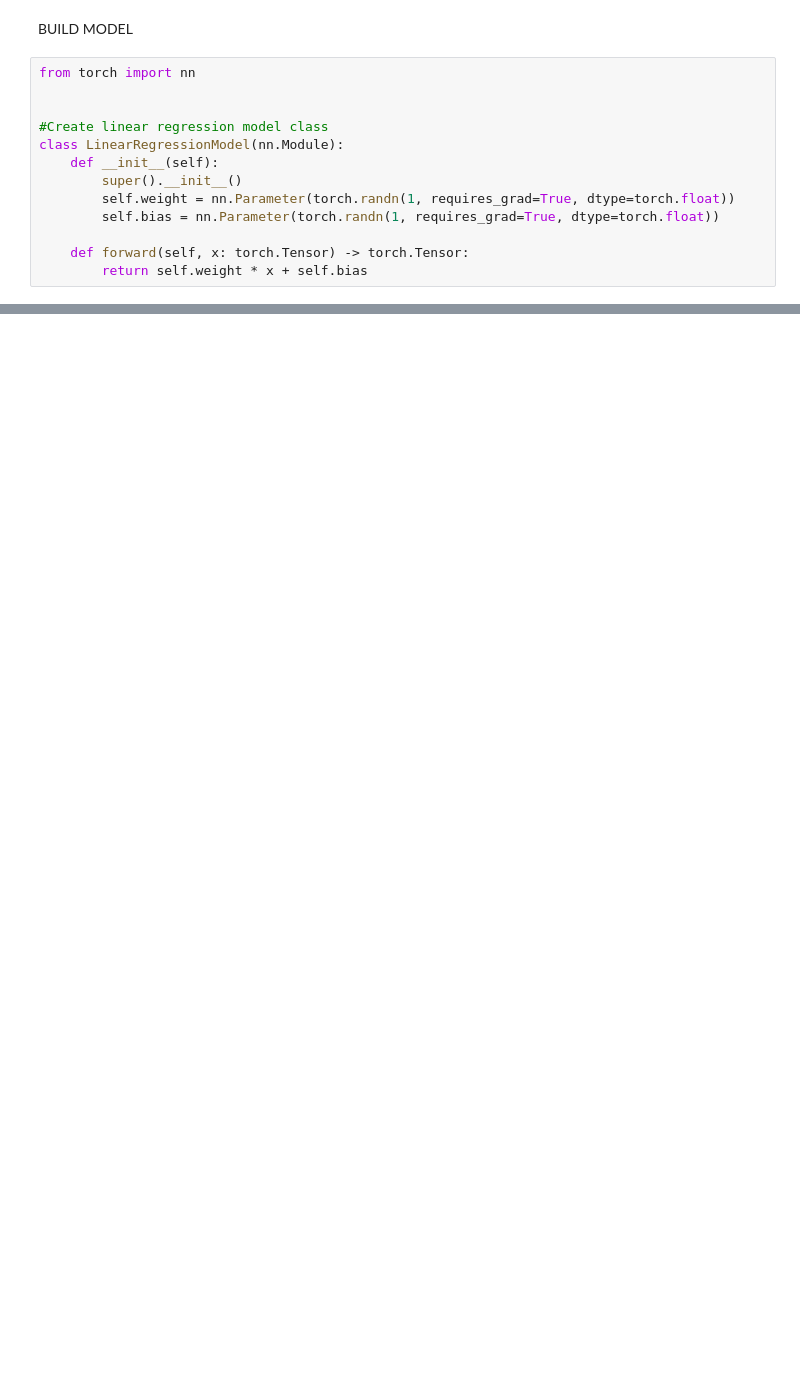
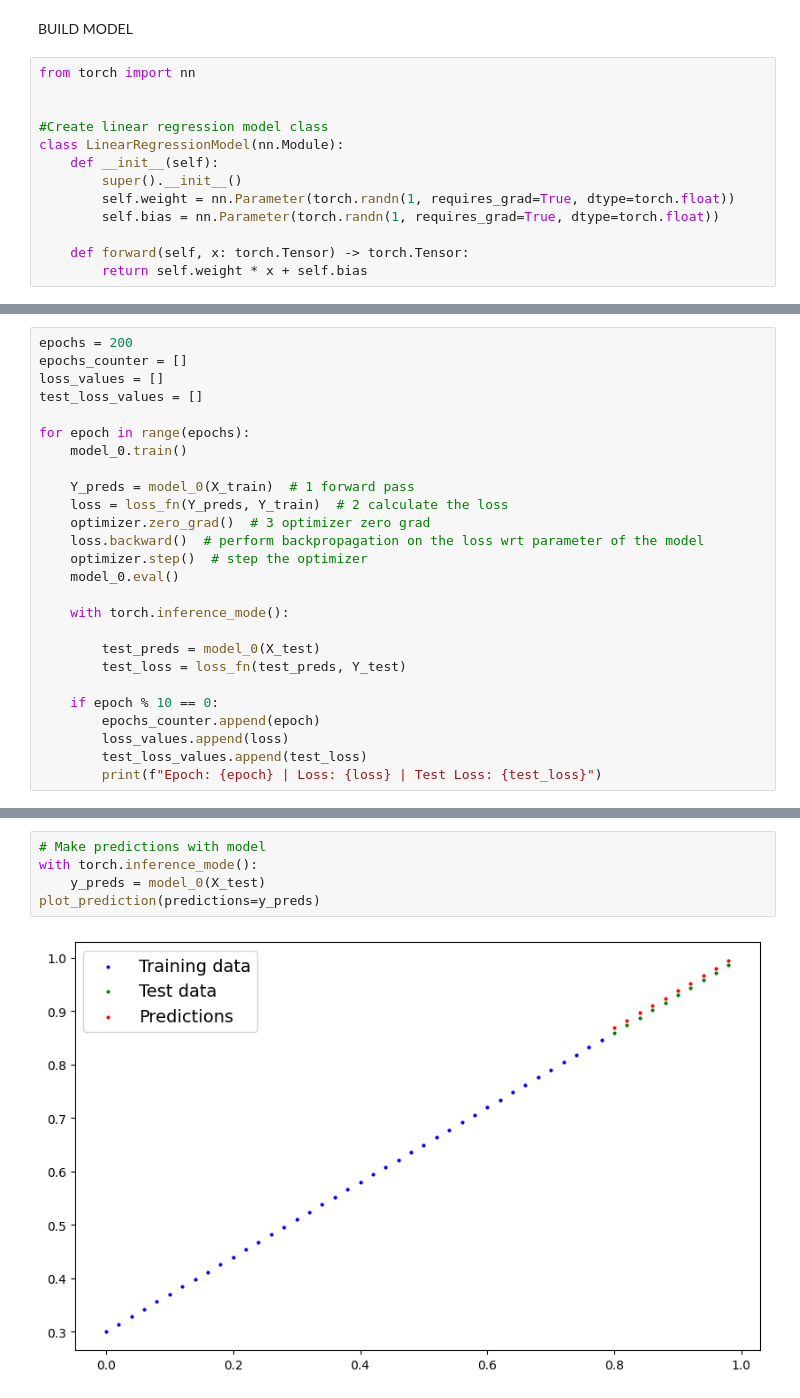
Before and after one commit to kuanmol/aimldl, a Jupyter notebook: PYTORCH/pytorch-workflow.ipynb, the cells around one changed output, grey strips where cells are left out. Saved outputs shown, nothing was run; the diff lists cells and outputs as text; blank space fills up the shorter version.

```diff
--- a/PYTORCH/pytorch-workflow.ipynb
+++ b/PYTORCH/pytorch-workflow.ipynb
@@ -78,0 +127,26 @@ plot_prediction(predictions=Y_preds)
+# %%
+epochs = 200
+epochs_counter = []
+loss_values = []
+test_loss_values = []
+
+for epoch in range(epochs):
+    model_0.train()
+
+    Y_preds = model_0(X_train)  # 1 forward pass
+    loss = loss_fn(Y_preds, Y_train)  # 2 calculate the loss
+    optimizer.zero_grad()  # 3 optimizer zero grad
+    loss.backward()  # perform backpropagation on the loss wrt parameter of the model
+    optimizer.step()  # step the optimizer
+    model_0.eval()
+
+    with torch.inference_mode():
+
+        test_preds = model_0(X_test)
+        test_loss = loss_fn(test_preds, Y_test)
+
+    if epoch % 10 == 0:
+        epochs_counter.append(epoch)
+        loss_values.append(loss)
+        test_loss_values.append(test_loss)
+        print(f"Epoch: {epoch} | Loss: {loss} | Test Loss: {test_loss}")
@@ -78,0 +174,7 @@ plot_prediction(predictions=Y_preds)
+# %%
+# Make predictions with model
+with torch.inference_mode():
+    y_preds = model_0(X_test)
+plot_prediction(predictions=y_preds)
+# %% [output]
+[figure, added]
```
Also changed, not shown: parts of 9 cells of this notebook.
